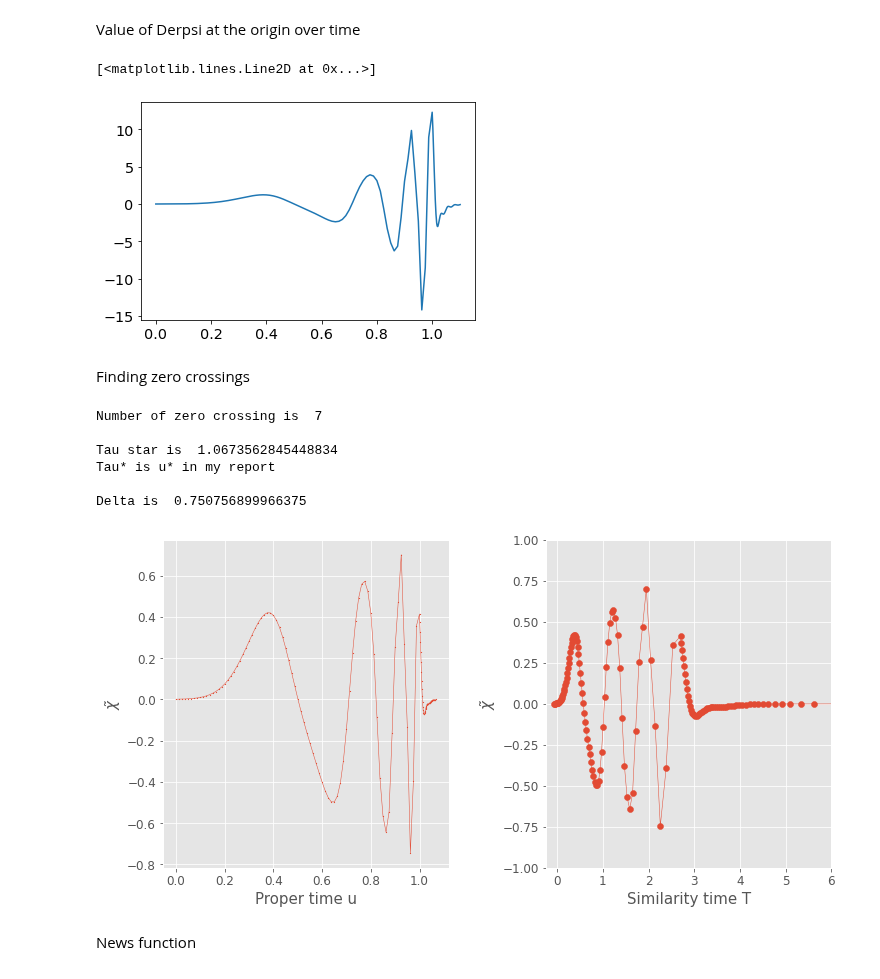
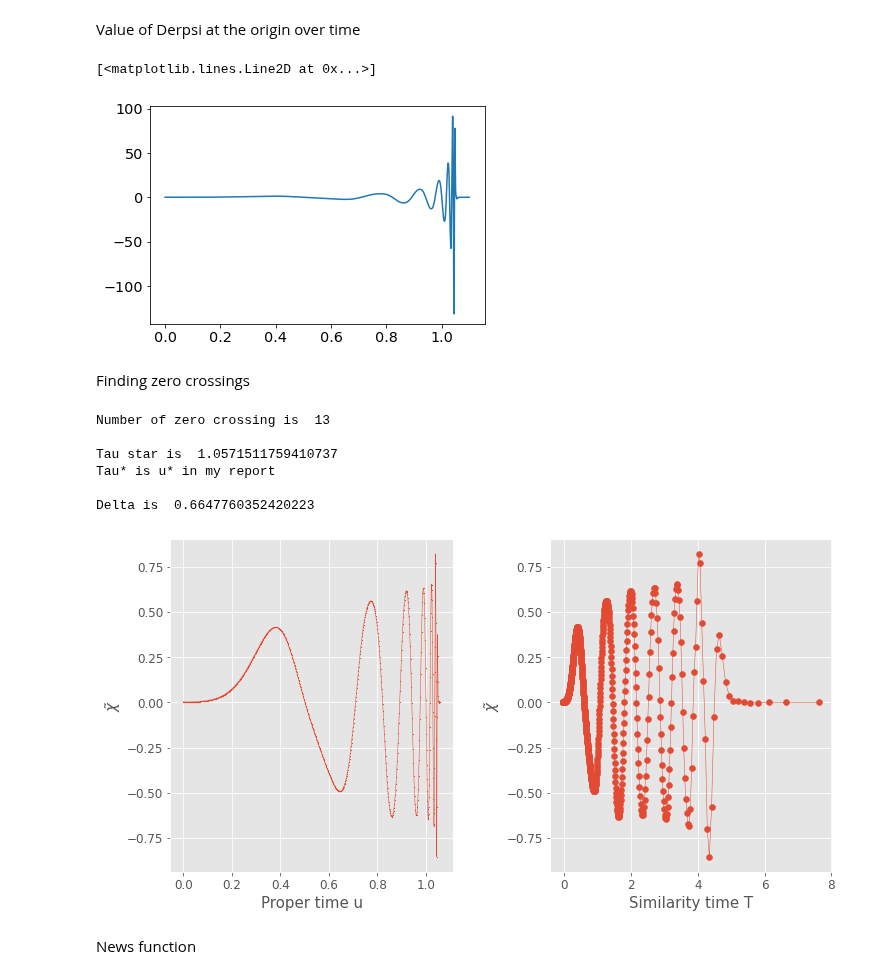
Before and after one commit to rita-png/gravitational-collapse, a Jupyter notebook: TMYangMills/PostProcessing.ipynb, the cells around one changed output. Saved outputs shown, nothing was run; the diff lists cells and outputs as text; code cells hidden in the pictures.

```diff
--- a/TMYangMills/PostProcessing.ipynb
+++ b/TMYangMills/PostProcessing.ipynb
@@ -52,7 +52,7 @@ derderxi_ori=[]
 
 for var in vars:
 
-    dir = "/home/rita13santos/Desktop/new/run8/{}.txt".format(var)
+    dir = "/home/rita13santos/Desktop/new/run26/{}.txt".format(var)
     #dir = "/home/rita13santos/Desktop/MSc Thesis/Git/TMYangMills/DATA/SavedDATA/finalthesis plots/run23/{}.txt".format(var)
 
 
@@ -161,7 +161,7 @@ Value of Derpsi at the origin over time
 plt.plot(time, derderxi_ori)
 # %% [output]
 [<matplotlib.lines.Line2D at 0x...>]
-[figure, old version]
+[figure, new version]
 # %% [markdown]
 Finding zero crossings
 # %%
@@ -179,7 +179,8 @@ print("Number of zero crossing is ",len(roots))
 
     print("Delta is ", 2*math.log((tau_star-roots[kkkk])/(tau_star-roots[kkkk+1])), " for k =", kkkk)"""
 
-k=1
+k=7
+
 tau_star=(roots[0+k]*roots[3+k]-roots[1+k]*roots[2+k])/(roots[0+k]-roots[1+k]-roots[2+k]+roots[3+k])
 print("\nTau star is ", tau_star)
 print("Tau* is u* in my report")
@@ -187,12 +188,12 @@ print("Tau* is u* in my report")
 Delta=2*math.log((tau_star-roots[k])/(tau_star-roots[k+1]))
 print("\nDelta is ", Delta)
 # %% [output]
-Number of zero crossing is  7
+Number of zero crossing is  13
 
-Tau star is  1.0673562845448834
+Tau star is  1.0571511759410737
 Tau* is u* in my report
 
-Delta is  0.750756899966375
+Delta is  0.6647760352420223
 # %%
 Delta=0.6
 #tau_star=0.8575751683709906
@@ -211,36 +212,36 @@ for tt in adapt_time:
 
     aux=np.exp(-tt)*1/2*derderxi_ori[i]
     chitilde.append(aux)
     i=i+1
 
 with plt.style.context('ggplot'):
     """plt.rcParams.update({'font.size': 12})
     plt.rcParams["figure.figsize"] = (7,5)"""
     fig, (ax1, ax2) = plt.subplots(1, 2,figsize=(11, 6))
 
     #ax1.plot(time,np.multiply(1/2,derderxi_ori),linewidth=0.5)
     #ax1.scatter(time,np.multiply(1/2,derderxi_ori),s=0.5)
     ax1.plot(time[0:len(chitilde)],chitilde,linewidth=0.5)
     ax1.scatter(time[0:len(chitilde)],chitilde,s=0.5)
     #ax1.set_xlim([1,1.05])
     #ax1.set_ylim([-1,1])
     ax1.set_xlabel("Proper time u",fontsize=15)
     ax1.set_ylabel(r"$\tilde{\chi}$",fontsize=15)
-    ax2.set_xlim([-0.25,6])
-    ax2.set_ylim([-1,1])
+    #ax2.set_xlim([-0.25,6])
+    #ax2.set_ylim([-1,1])
 
     #ax2.plot(adapt_time,np.multiply(1/2,derderxi_ori[0:len(adapt_time)]),linewidth=0.5)
     ax2.plot(adapt_time,chitilde,linewidth=0.5)
     ax2.scatter(adapt_time,chitilde)
     ax2.set_xlabel("Similarity time T",fontsize=15)
     ax2.set_ylabel(r"$\tilde{\chi}$",fontsize=15)
     fig.tight_layout(pad=3.0)
 
     plt.savefig("myImagePDF.pdf", format="pdf", bbox_inches="tight")
 
     plt.show()
 # %% [output]
-[figure, old version]
+[figure, new version]
 # %% [markdown]
 News function
 # %%
```
Also changed, not shown: parts of 3 cells of this notebook, 3 other files.
